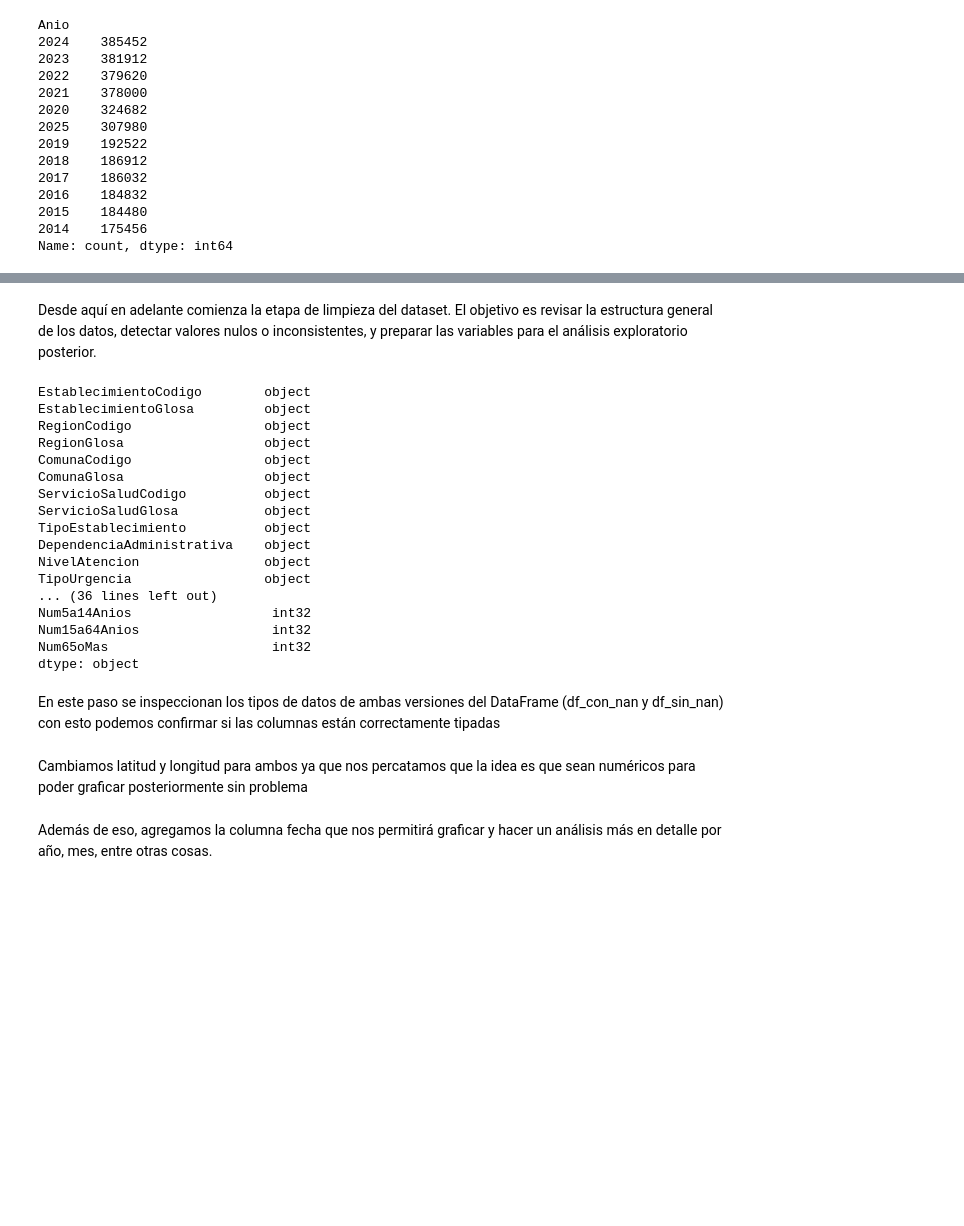
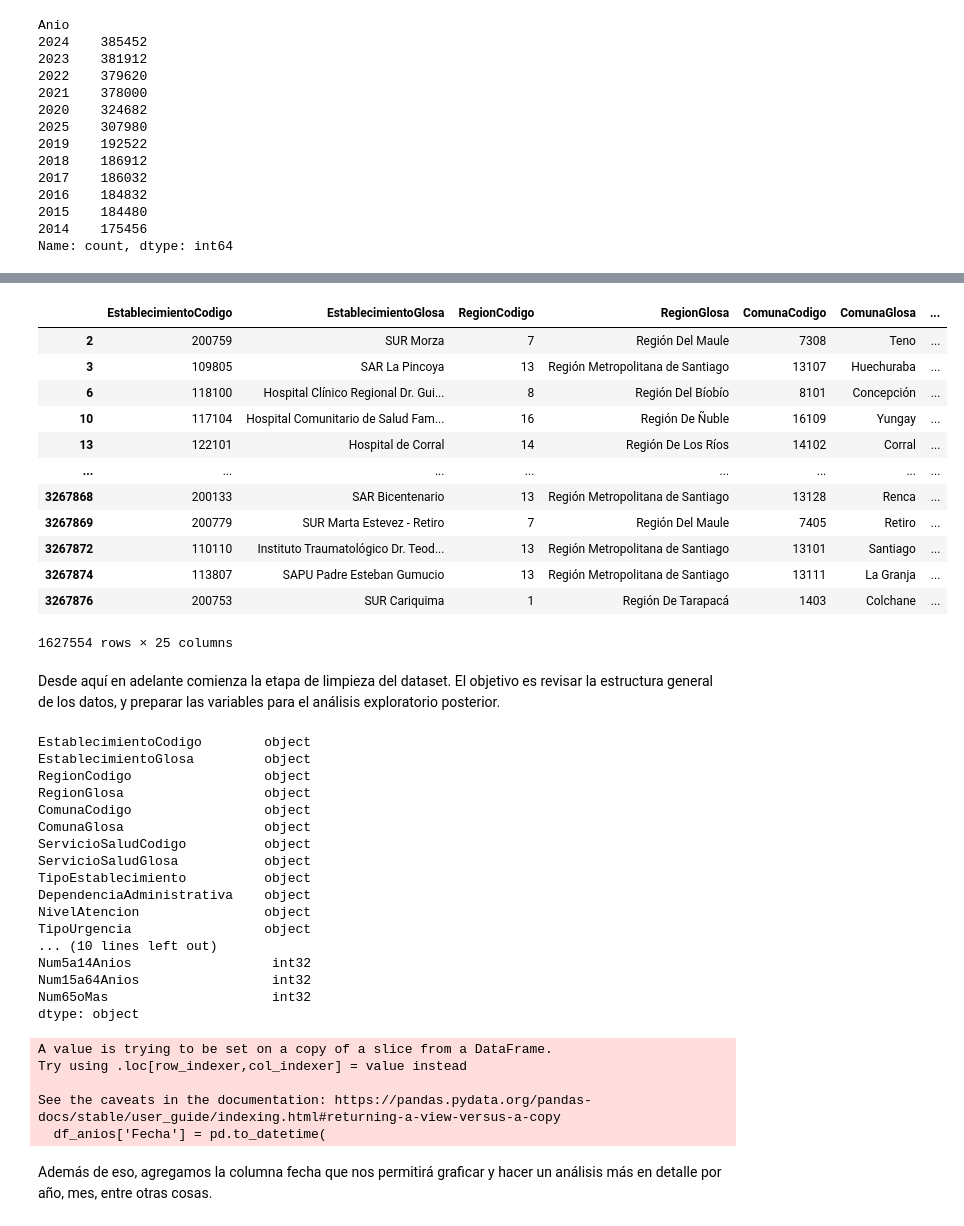
Before and after one commit to JoabVJ/project-imt2200, a Jupyter notebook: Entrega inicial/notebooks/01_EDA_enfermedades_respiratorias.ipynb, the cells around one changed output, grey strips where cells are left out. Cells and saved outputs as stored; diff of their text form; code cells hidden in the pictures; blank space fills up the shorter version.

```diff
--- a/Entrega inicial/notebooks/01_EDA_enfermedades_respiratorias.ipynb
+++ b/Entrega inicial/notebooks/01_EDA_enfermedades_respiratorias.ipynb
@@ -247,11 +229,3 @@ data[columnas_nulas].isnull().all(axis=1).sum()
 Con esta información inicial se busca tener claridad sobre el contenido y la estructura del dataset antes de aplicar procesos de limpieza y transformación.
 # %% [markdown]
 Luego de hacer esto nos damos cuenta que las filas sí tienen datos de año, semana, causa y número de casos, pero sin ningún contexto de dónde provienen (no sabemos de qué comuna, hospital, ni región). Seguramente son registros agregados o globales (por ejemplo, totales nacionales o semanales) que no se asignaron a un establecimiento o comuna específica. Como posteriormente vamos a evaluar el total de contagios, no eliminaremos los NaN, sino que dejaremos 2 dataset distintos, uno con los NaN y otro sin para cuando tengamos que graficar o analizar según institución.
-# %%
-df_con_nan = data.copy()
-
-# no es bueno en nuestro caso borrar filas completas mejor solo columnas vacías
-df_sin_nan = data.dropna(subset=["EstablecimientoCodigo", "EstablecimientoGlosa", "RegionCodigo",
-    "RegionGlosa", "ComunaCodigo", "ComunaGlosa", "ServicioSaludCodigo",
-    "ServicioSaludGlosa", "TipoEstablecimiento", "DependenciaAdministrativa",
-    "NivelAtencion", "TipoUrgencia", "Latitud", "Longitud", "NivelComplejidad"])
@@ -383,9 +381,24 @@ dtype: int64
+# %%
+df_anios
+# %% [output]
+|  | EstablecimientoCodigo | EstablecimientoGlosa | RegionCodigo | RegionGlosa | ComunaCodigo | ComunaGlosa | ... |
+| 2 | 200759 | SUR Morza | 7 | Región Del Maule | 7308 | Teno | ... |
+| 3 | 109805 | SAR La Pincoya | 13 | Región Metropolitana de Santiago | 13107 | Huechuraba | ... |
+| 6 | 118100 | Hospital Clínico Regional Dr. Gui... | 8 | Región Del Bíobío | 8101 | Concepción | ... |
+| 10 | 117104 | Hospital Comunitario de Salud Fam... | 16 | Región De Ñuble | 16109 | Yungay | ... |
+| 13 | 122101 | Hospital de Corral | 14 | Región De Los Ríos | 14102 | Corral | ... |
+| ... | ... | ... | ... | ... | ... | ... | ... |
+| 3267868 | 200133 | SAR Bicentenario | 13 | Región Metropolitana de Santiago | 13128 | Renca | ... |
+| 3267869 | 200779 | SUR Marta Estevez - Retiro | 7 | Región Del Maule | 7405 | Retiro | ... |
+| 3267872 | 110110 | Instituto Traumatológico Dr. Teod... | 13 | Región Metropolitana de Santiago | 13101 | Santiago | ... |
+| 3267874 | 113807 | SAPU Padre Esteban Gumucio | 13 | Región Metropolitana de Santiago | 13111 | La Granja | ... |
+| 3267876 | 200753 | SUR Cariquima | 1 | Región De Tarapacá | 1403 | Colchane | ... |
+1627554 rows × 25 columns
 # %% [markdown]
-Desde aquí en adelante comienza la etapa de limpieza del dataset. El objetivo es revisar la estructura general de los datos, detectar valores nulos o inconsistentes, y preparar las variables para el análisis exploratorio posterior.
+Desde aquí en adelante comienza la etapa de limpieza del dataset. El objetivo es revisar la estructura general de los datos, y preparar las variables para el análisis exploratorio posterior.
 # %%
 # tipo de cada columna
-print(df_con_nan.dtypes)
-print(df_sin_nan.dtypes)
+print(df_anios.dtypes)
 # %% [output]
 EstablecimientoCodigo        object
 EstablecimientoGlosa         object
@@ -399,10 +412,8 @@ TipoEstablecimiento          object
 DependenciaAdministrativa    object
 NivelAtencion                object
 TipoUrgencia                 object
-... (36 lines left out)
+... (10 lines left out)
 Num5a14Anios                  int32
 Num15a64Anios                 int32
 Num65oMas                     int32
 dtype: object
-# %% [markdown]
-En este paso se inspeccionan los tipos de datos de ambas versiones del DataFrame (df_con_nan y df_sin_nan) con esto podemos confirmar si las columnas están correctamente tipadas
@@ -418,16 +420,15 @@ df_sin_nan['Longitud'] = pd.to_numeric(df_sin_nan['Longitud'], errors='coerce')
-# %% [markdown]
-Cambiamos latitud y longitud para ambos ya que nos percatamos que la idea es que sean numéricos para poder graficar posteriormente sin problema
 # %%
 # creamos la columna fecha para ambas
-df_con_nan['Fecha'] = pd.to_datetime(
-    df_con_nan['Anio'].astype(str) + df_con_nan['SemanaEstadistica'].astype(str) + '1',
+df_anios['Fecha'] = pd.to_datetime(
+    df_anios['Anio'].astype(str) + df_per_year_2['SemanaEstadistica'].astype(str) + '1',
     format='%Y%U%w', errors='coerce'
 )
-
-df_sin_nan['Fecha'] = pd.to_datetime(
-    df_sin_nan['Anio'].astype(str) + df_sin_nan['SemanaEstadistica'].astype(str) + '1',
-    format='%Y%U%w', errors='coerce'
-)
+# %% [output]
+A value is trying to be set on a copy of a slice from a DataFrame.
+Try using .loc[row_indexer,col_indexer] = value instead
+
+See the caveats in the documentation: https://pandas.pydata.org/pandas-docs/stable/user_guide/indexing.html#returning-a-view-versus-a-copy
+  df_anios['Fecha'] = pd.to_datetime(
 # %% [markdown]
 Además de eso, agregamos la columna fecha que nos permitirá graficar y hacer un análisis más en detalle por año, mes, entre otras cosas.
 # %%
```
Also changed, not shown: parts of 30 cells of this notebook.
